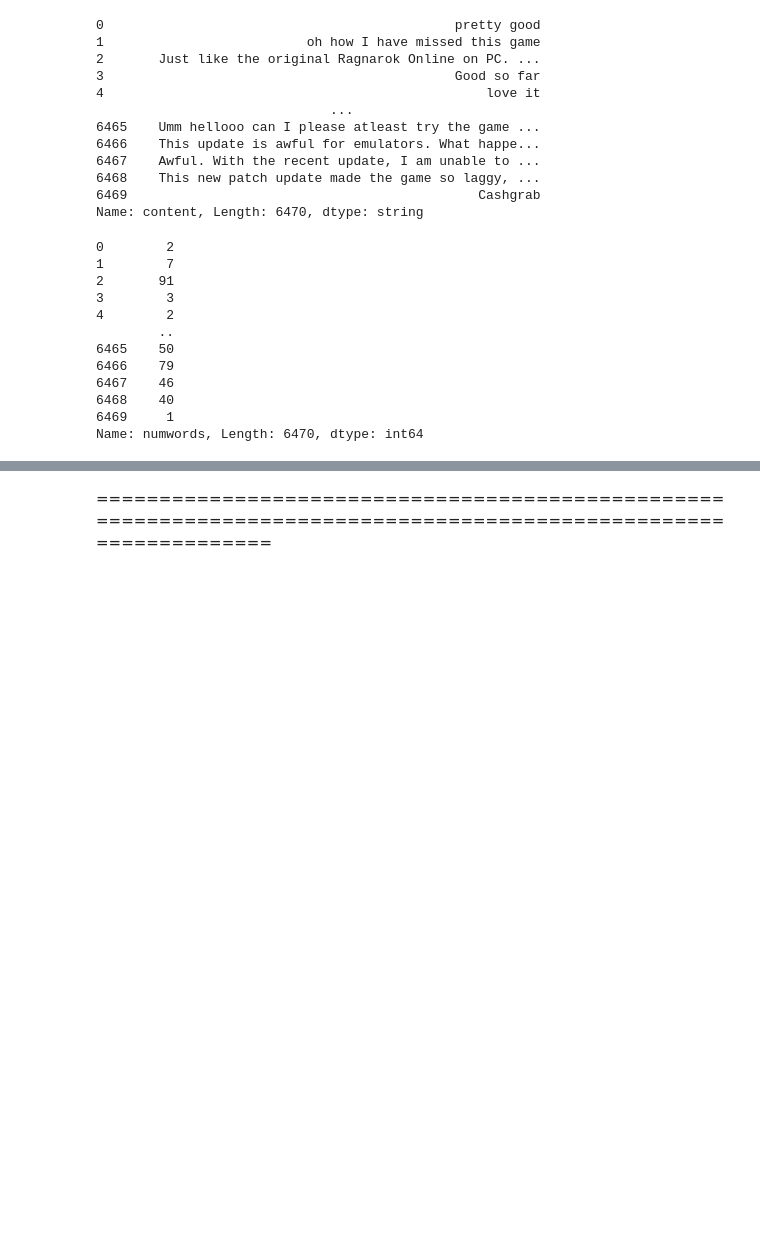
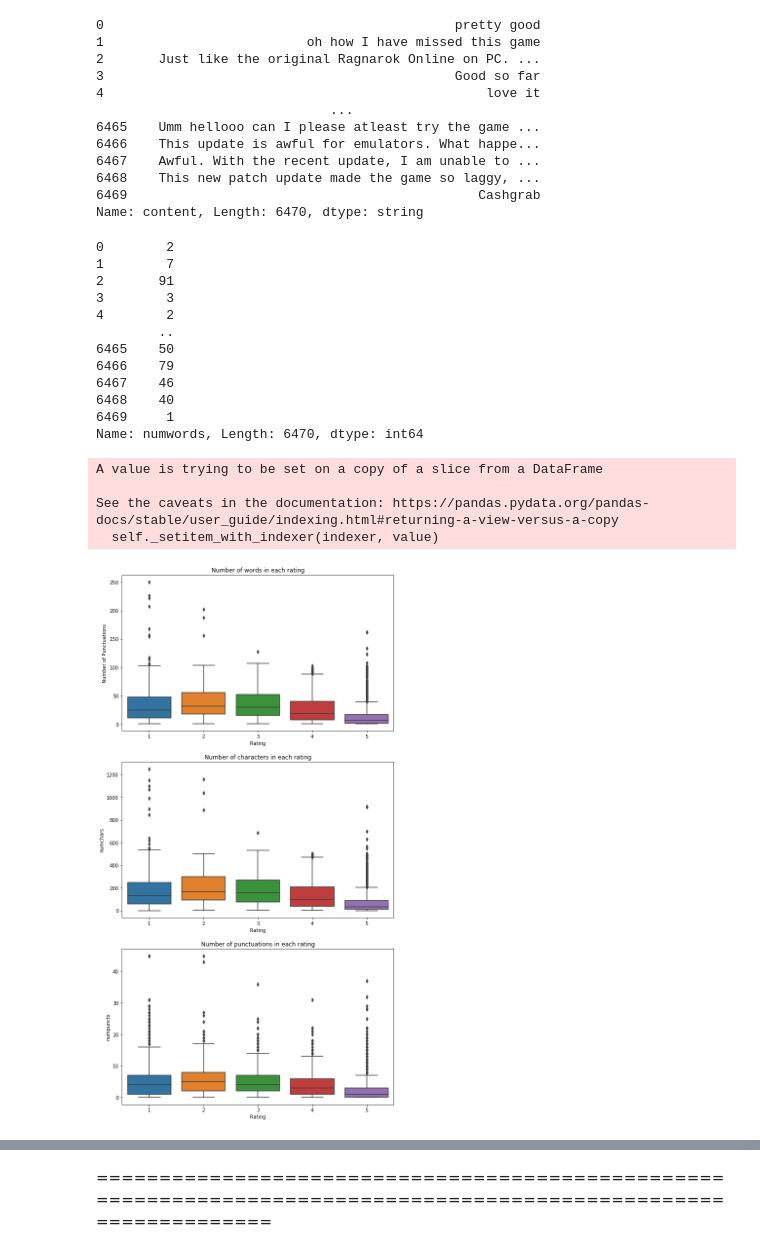
Before and after one commit to Moses-Lin/romreview, a Jupyter notebook: EDA.ipynb, the cells around one changed output, grey strips where cells are left out. Cells and saved outputs as stored; diff of their text form; code cells hidden in the pictures; blank space fills up the shorter version.

Commit message:
added visualizations for meta features

```diff
--- a/EDA.ipynb
+++ b/EDA.ipynb
@@ -369,3 +369,32 @@ df['numwords']
 6468    40
 6469     1
 Name: numwords, Length: 6470, dtype: int64
+# %%
+## Truncate some extreme values for better visuals ##
+df['numwords'].loc[df['numwords']>250] = 250
+df['numchars'].loc[df['numchars']>1250] = 1250
+df['numpuncts'].loc[df['numpuncts']>45] = 45
+
+f, axes = plt.subplots(3, 1, figsize=(10,20))
+
+sns.boxplot(x='score', y='numwords', data=df, ax=axes[0])
+axes[0].set_xlabel('Rating', fontsize=10)
+axes[0].set_ylabel('Number of Words', fontsize=10)
+axes[0].set_title("Number of words in each rating", fontsize=12)
+
+sns.boxplot(x='score', y='numchars', data=df, ax=axes[1])
+axes[1].set_xlabel('Rating', fontsize=10)
+axes[0].set_ylabel('Number of Characters', fontsize=10)
+axes[1].set_title("Number of characters in each rating", fontsize=12)
+
+sns.boxplot(x='score', y='numpuncts', data=df, ax=axes[2])
+axes[2].set_xlabel('Rating', fontsize=10)
+axes[0].set_ylabel('Number of Punctuations', fontsize=10)
+axes[2].set_title("Number of punctuations in each rating", fontsize=12)
+plt.show()
+# %% [output]
+A value is trying to be set on a copy of a slice from a DataFrame
+
+See the caveats in the documentation: https://pandas.pydata.org/pandas-docs/stable/user_guide/indexing.html#returning-a-view-versus-a-copy
+  self._setitem_with_indexer(indexer, value)
+[figure, added]
```
Also changed, not shown: parts of 3 cells of this notebook.
